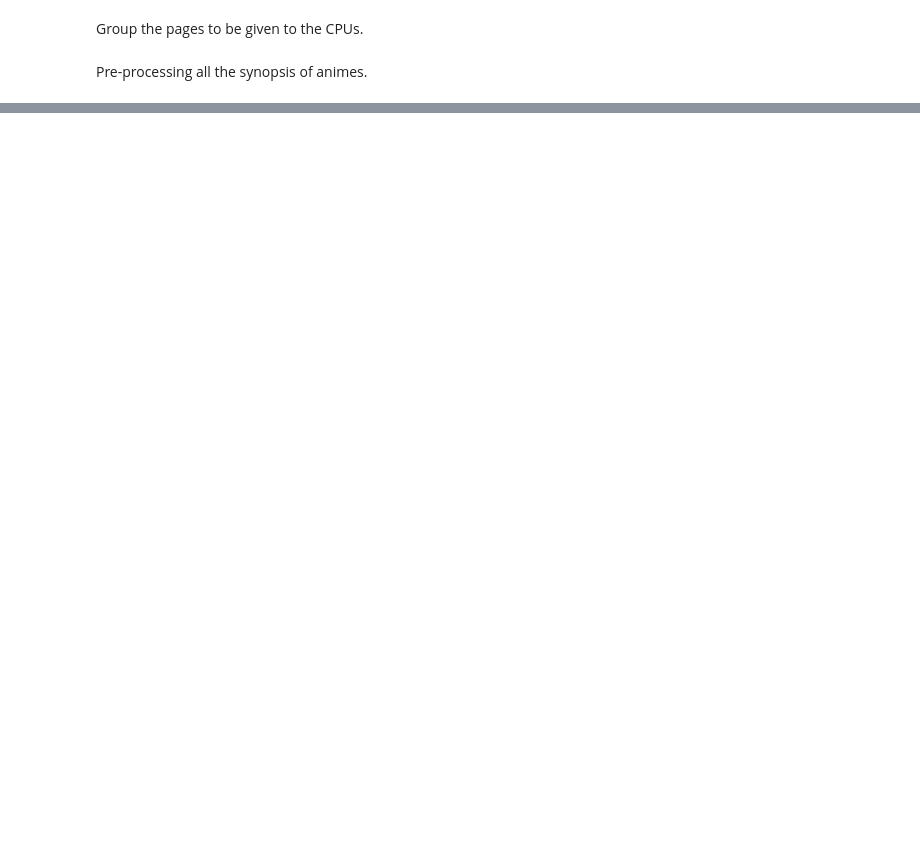
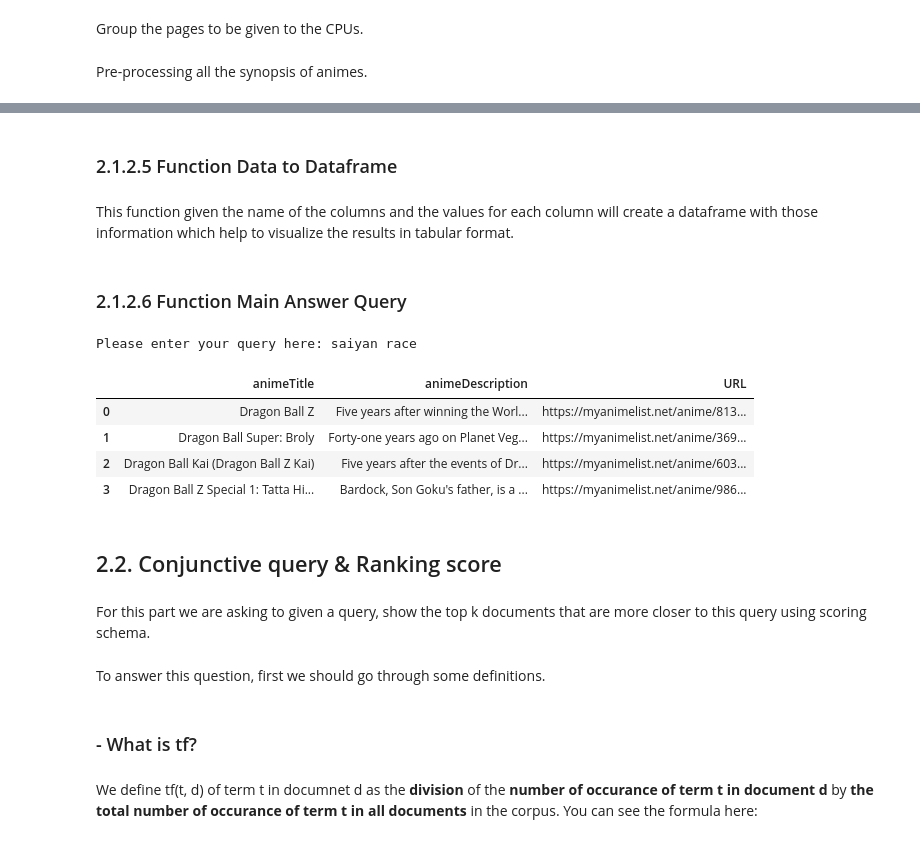
Before and after one commit to mehrdadhz-77/Finding-the-best-anime, a Jupyter notebook: main.ipynb, the cells around one changed output, grey strips where cells are left out. Drawn from its saved outputs; the diff is of its cells as text; code cells hidden in the pictures; blank space fills up the shorter version.

```diff
--- a/main.ipynb
+++ b/main.ipynb
@@ -626,0 +856,24 @@ GetStaff(Webpage)
+# %%
+def QueryToDocuments(Query, Vocabulary, InvertedIndex):
+    PreProcessedQuery = StringPreProcess(Query)
+
+    # If the query after the pre-process stage was empty, return an empty list
+    if not len(PreProcessedQuery):
+        return []
+
+    # This list will store all the documents in which each term was there.
+    Documents = []
+
+    # Convert each term to its termid
+    TermIDs = [WordToTermID(term, Vocabulary) for term in PreProcessedQuery]
+
+    # All the documents for each Term
+    Documents = [set(map(tuple, ExtractDocs(TermID, InvertedIndex))) for TermID in TermIDs]
+
+    # Take the intersection of the documents
+    Result = sorted(Documents[0].intersection(*Documents))
+    return Result
+# %% [markdown]
+### 2.1.2.5 Function Data to Dataframe
+# %% [markdown]
+This function given the name of the columns and the values for each column will create a dataframe with those information which help to visualize the results in tabular format.
@@ -626,0 +903,48 @@ GetStaff(Webpage)
+# %% [markdown]
+### 2.1.2.6 Function Main Answer Query
+# %%
+# Loading Vocabulary
+Vocabulary = json.load(open("Vocabulary.json", "r"))
+
+# Loading Inverted Indexes
+InvertedIndex = json.load(open("InvertedIndex_1.json", 'r'))
+
+Query = input('Please enter your query here: ')
+
+# Results
+Results = QueryToDocuments(Query, Vocabulary, InvertedIndex)
+
+# To pass the data to show in tabular format
+Columns, Data = ['animeTitle', 'animeDescription', 'URL'], []
+
+# Now here we should iterate over all the results and retrieve the information for each of these anime
+for Res in Results:
+    Path = '/home/mehrdad/ADM-HW3/HTMLS/page'
+    FileURL = open('URLs.txt', mode = 'r')
+    FileInfo = open(Path + str(Res[0]) + '/anime_' + str(Res[1]) +'.tsv', mode = 'r')
+
+    Information = FileInfo.read().split('\n')[1].split('\t')
+    Title = Information[0]
+    Description = Information[10]
+    URL = FileURL.read().split('\n')[(Res[0]-1)*50 + Res[1]]
+    Data.append([Title, Description, URL])
+
+# Showing the results
+DataToDataFrame(Columns, Data)
+# %% [output]
+Please enter your query here: saiyan race
+|  | animeTitle | animeDescription | URL |
+| 0 | Dragon Ball Z | Five years after winning the Worl... | https://myanimelist.net/anime/813... |
+| 1 | Dragon Ball Super: Broly | Forty-one years ago on Planet Veg... | https://myanimelist.net/anime/369... |
+| 2 | Dragon Ball Kai (Dragon Ball Z Kai) | Five years after the events of Dr... | https://myanimelist.net/anime/603... |
+| 3 | Dragon Ball Z Special 1: Tatta Hi... | Bardock, Son Goku's father, is a ... | https://myanimelist.net/anime/986... |
+# %% [markdown]
+## 2.2. Conjunctive query & Ranking score
+# %% [markdown]
+For this part we are asking to given a query, show the top k documents that are more closer to this query using scoring schema.
+# %% [markdown]
+To answer this question, first we should go through some definitions.
+# %% [markdown]
+### - What is tf?
+# %% [markdown]
+We define tf(t, d) of term t in documnet d as the **division** of the **number of occurance of term t in document d** by **the total number of occurance of term t in all documents** in the corpus. You can see the formula here:
```
Also changed, not shown: parts of 206 cells of this notebook.
